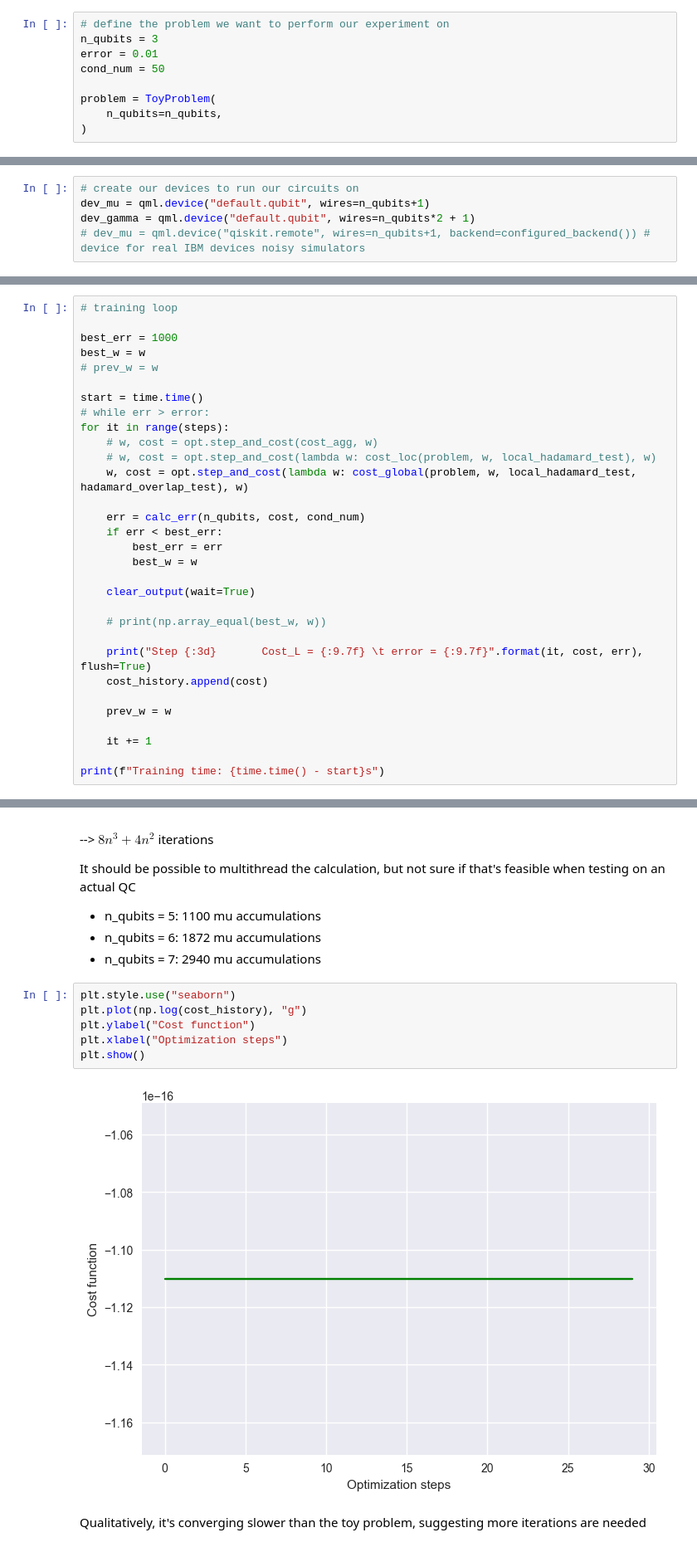
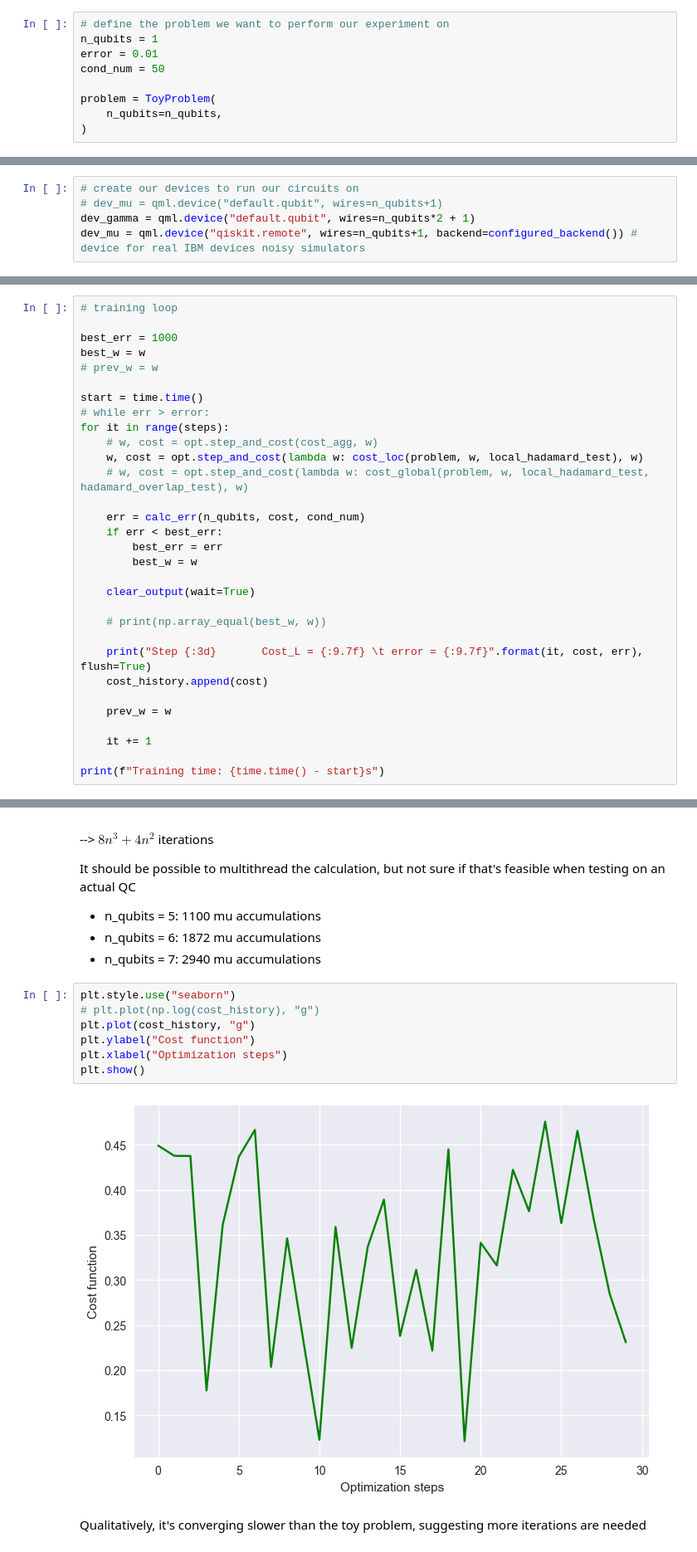
Before and after one commit to quantumethicsproject/Algorithm-Research, a Jupyter notebook: Student-Hub/Indy-Ng/VQLS_Jeffrey.ipynb, the cells around one changed output, grey strips where cells are left out. Shown at 83% size. Drawn from its saved outputs; the diff is of its cells as text.

```diff
--- a/Student-Hub/Indy-Ng/VQLS_Jeffrey.ipynb
+++ b/Student-Hub/Indy-Ng/VQLS_Jeffrey.ipynb
@@ -33,7 +33,7 @@ def configured_backend():
     return backend
 # %%
 # define the problem we want to perform our experiment on
-n_qubits = 3
+n_qubits = 1
 error = 0.01
 cond_num = 50
 
@@ -47,9 +49,9 @@ requires_grad=True)
 # w = q_delta * np.random.randn(batch_size, problem.param_shape, requires_grad=True)
 # %%
 # create our devices to run our circuits on
-dev_mu = qml.device("default.qubit", wires=n_qubits+1)
+# dev_mu = qml.device("default.qubit", wires=n_qubits+1)
 dev_gamma = qml.device("default.qubit", wires=n_qubits*2 + 1)
-# dev_mu = qml.device("qiskit.remote", wires=n_qubits+1, backend=configured_backend()) # device for real IBM devices noisy simulators
+dev_mu = qml.device("qiskit.remote", wires=n_qubits+1, backend=configured_backend()) # device for real IBM devices noisy simulators
 # %%
 # in order to make the error mitigation work, we have to pull out the QNode definition outside of the cost function so I'm doing it here
 local_hadamard_test = qml.QNode(local_hadamard_test, dev_mu, interface="autograd")
@@ -90,8 +92,8 @@ start = time.time()
 # while err > error:
 for it in range(steps):
     # w, cost = opt.step_and_cost(cost_agg, w)
-    # w, cost = opt.step_and_cost(lambda w: cost_loc(problem, w, local_hadamard_test), w)
-    w, cost = opt.step_and_cost(lambda w: cost_global(problem, w, local_hadamard_test, hadamard_overlap_test), w)
+    w, cost = opt.step_and_cost(lambda w: cost_loc(problem, w, local_hadamard_test), w)
+    # w, cost = opt.step_and_cost(lambda w: cost_global(problem, w, local_hadamard_test, hadamard_overlap_test), w)
 
     err = calc_err(n_qubits, cost, cond_num)
     if err < best_err:
@@ -138,12 +139,13 @@ It should be possible to multithread the calculation, but not sure if that's fea
 * n_qubits = 7: 2940 mu accumulations
 # %%
 plt.style.use("seaborn")
-plt.plot(np.log(cost_history), "g")
+# plt.plot(np.log(cost_history), "g")
+plt.plot(cost_history, "g")
 plt.ylabel("Cost function")
 plt.xlabel("Optimization steps")
 plt.show()
 # %% [output]
-[figure, old version]
+[figure, new version]
 # %% [markdown]
 Qualitatively, it's converging slower than the toy problem, suggesting more iterations are needed
 # %%
```
Also changed, not shown: parts of 6 cells of this notebook, 7 other files.
